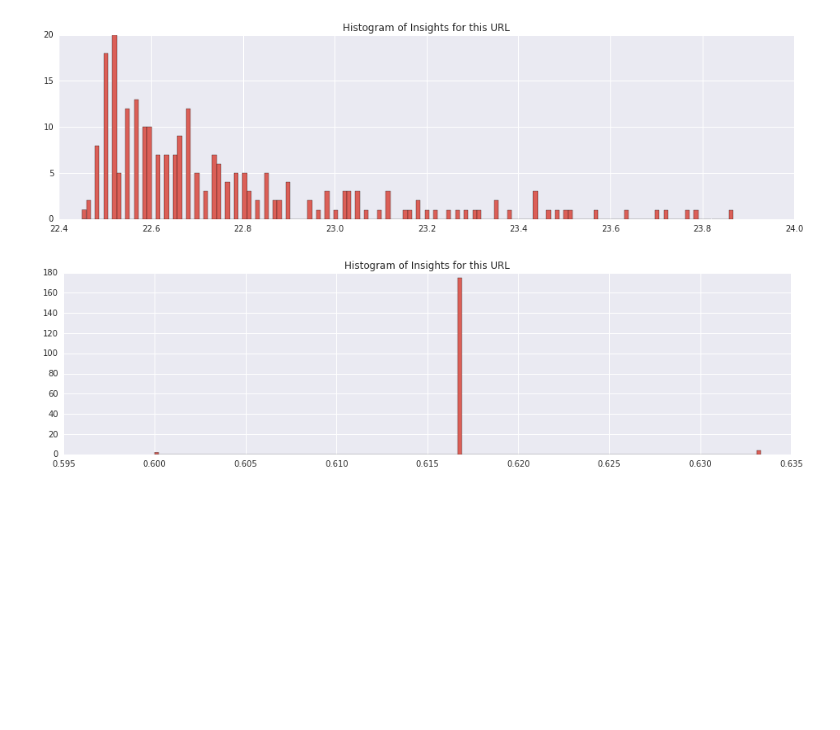
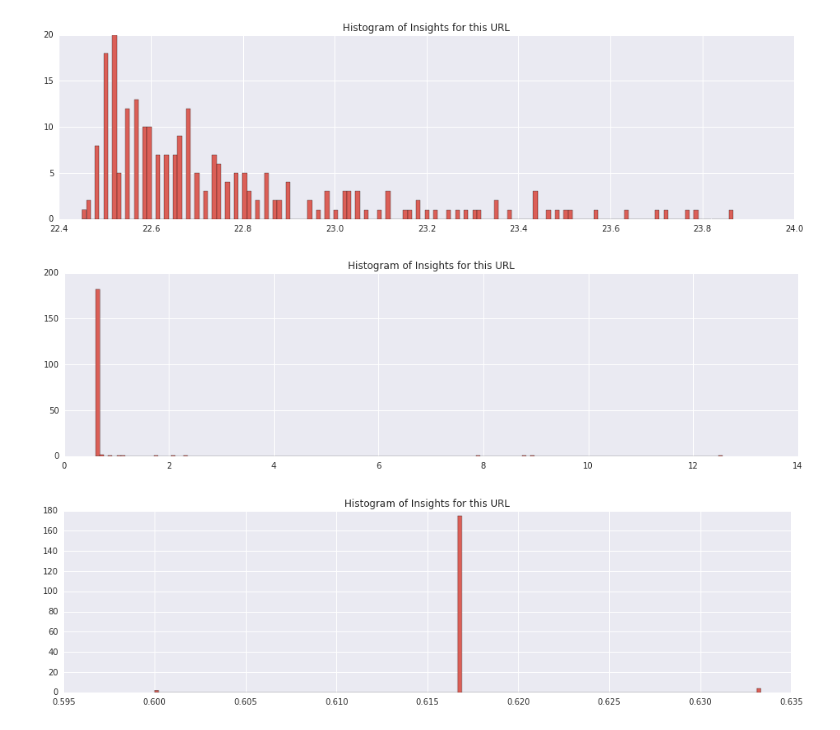
Before and after one commit to encorealerts/ipython-experiments, a Jupyter notebook: adornes/python_analysis_score_alerts.ipynb, the cells around one changed output. Cells and saved outputs as stored; diff of their text form; code cells hidden in the pictures; blank space fills up the shorter version.

Commit message:
Adding funcionality of timeframe for histograms of trends

```diff
--- a/adornes/python_analysis_score_alerts.ipynb
+++ b/adornes/python_analysis_score_alerts.ipynb
@@ -508,6 +508,10 @@ plot_trend_histogram("http://www.manutd.com/en/tour%202015/news%20and%20features
 plot_trend_histogram("http://deadspin.com/lets-take-a-look-at-andrew-mccutchens-pay-stub-1706188663")
 # %% [output]
 [figure]
+# %%
+plot_trend_histogram("https://twitter.com/perla69biebs/status/601239506763649025/video/1")
+# %% [output]
+[figure, added]
 # %%
 plot_trend_histogram("https://twitter.com/perla69biebs/status/601239506763649025/video/1", timeframe=[0.6,0.65])
 # %% [output]
```
